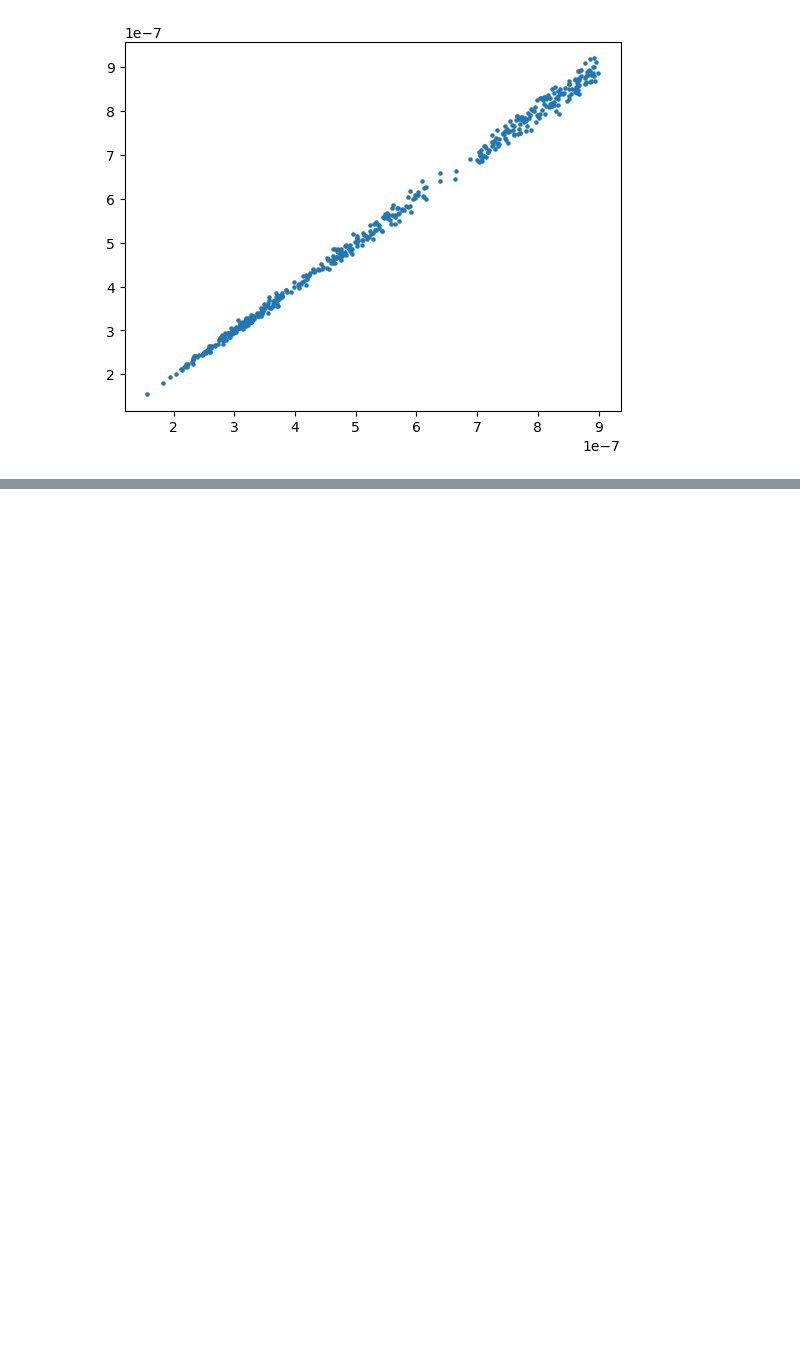
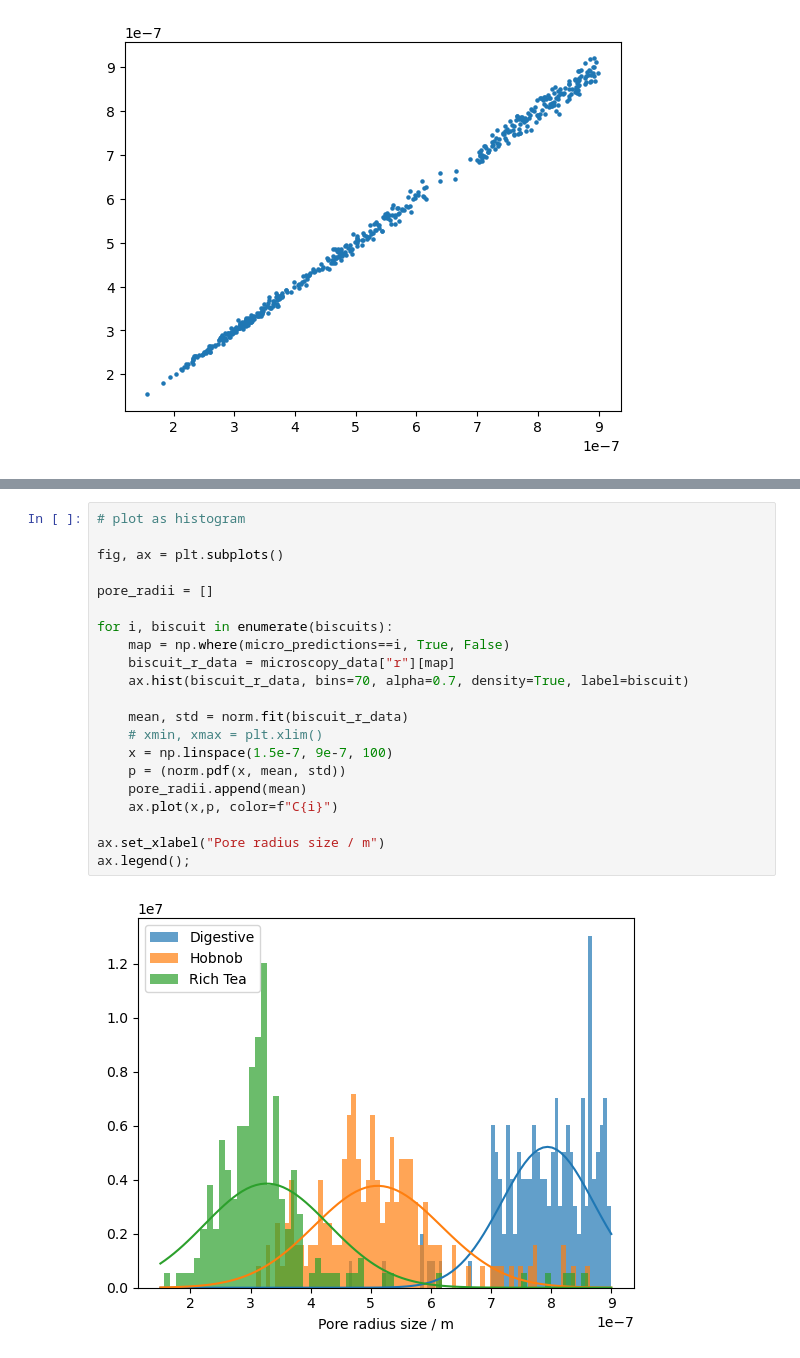
Before and after one commit to M4ffff/ML_biscuit_analysis, a Jupyter notebook: initial.ipynb, the cells around one changed output, grey strips where cells are left out. Drawn from its saved outputs; the diff is of its cells as text; blank space fills up the shorter version.

```diff
--- a/initial.ipynb
+++ b/initial.ipynb
@@ -301,0 +373,23 @@ ax.scatter(r, r_pred, s=5)
+# %%
+# plot as histogram
+
+fig, ax = plt.subplots()
+
+pore_radii = []
+
+for i, biscuit in enumerate(biscuits):
+    map = np.where(micro_predictions==i, True, False)
+    biscuit_r_data = microscopy_data["r"][map]
+    ax.hist(biscuit_r_data, bins=70, alpha=0.7, density=True, label=biscuit)
+
+    mean, std = norm.fit(biscuit_r_data)
+    # xmin, xmax = plt.xlim()
+    x = np.linspace(1.5e-7, 9e-7, 100)
+    p = (norm.pdf(x, mean, std))
+    pore_radii.append(mean)
+    ax.plot(x,p, color=f"C{i}")
+
+ax.set_xlabel("Pore radius size / m")
+ax.legend();
+# %% [output]
+[figure, added]
```
Also changed, not shown: parts of 32 cells of this notebook.
